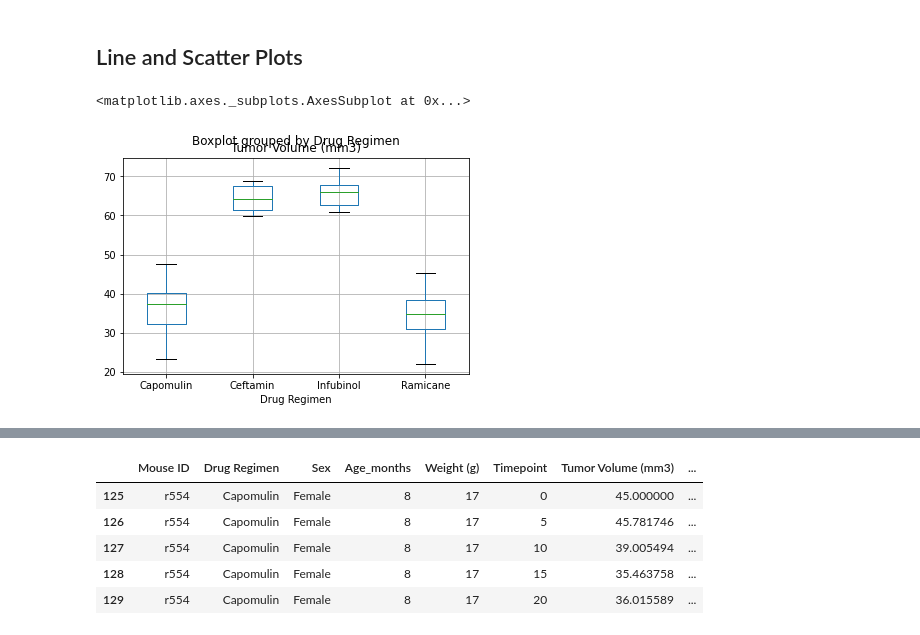
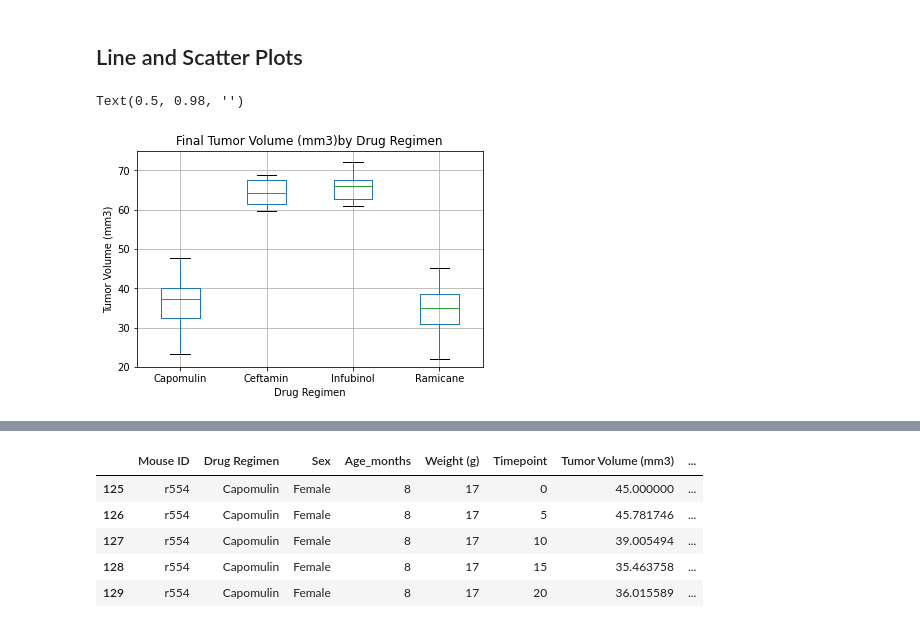
Before and after one commit to caseyjuergens/matplotlib-challenge, a Jupyter notebook: pymaceuticals_starter.ipynb, the cells around one changed output, grey strips where cells are left out. Cells and saved outputs as stored; diff of their text form; code cells hidden in the pictures.

Commit message:
cleaned up workspace, added labels to graphs, calculated correlation coefficient

```diff
--- a/pymaceuticals_starter.ipynb
+++ b/pymaceuticals_starter.ipynb
@@ -193,12 +193,18 @@ ceftamin_time= ceftamin_final.loc[ceftamin_final["Timepoint"]==45]
 # %%
 final_drug_list = ["Capomulin", "Ramicane", "Infubinol", "Ceftamin"]
 final_drugs_df= clean_df[clean_df["Drug Regimen"].isin(final_drug_list)]
 final_drugs_tumor_df = final_drugs_df.loc[final_drugs_df["Timepoint"]==45]
 
+
 final_drugs_tumor_df.boxplot(by="Drug Regimen", column="Tumor Volume (mm3)")
+
+plt.title("Final Tumor Volume (mm3)by Drug Regimen")
+plt.ylabel("Tumor Volume (mm3)")
+plt.ylim([20,75])
+plt.suptitle('')
 # %% [output]
-<matplotlib.axes._subplots.AxesSubplot at 0x...>
+Text(0.5, 0.98, '')
-[figure, old version]
+[figure, new version]
 # %%
 # Put treatments into a list for for loop (and later for plot labels)
 # Create empty list to fill with tumor vol data (for plotting)
```
Also changed, not shown: parts of 9 cells of this notebook.
